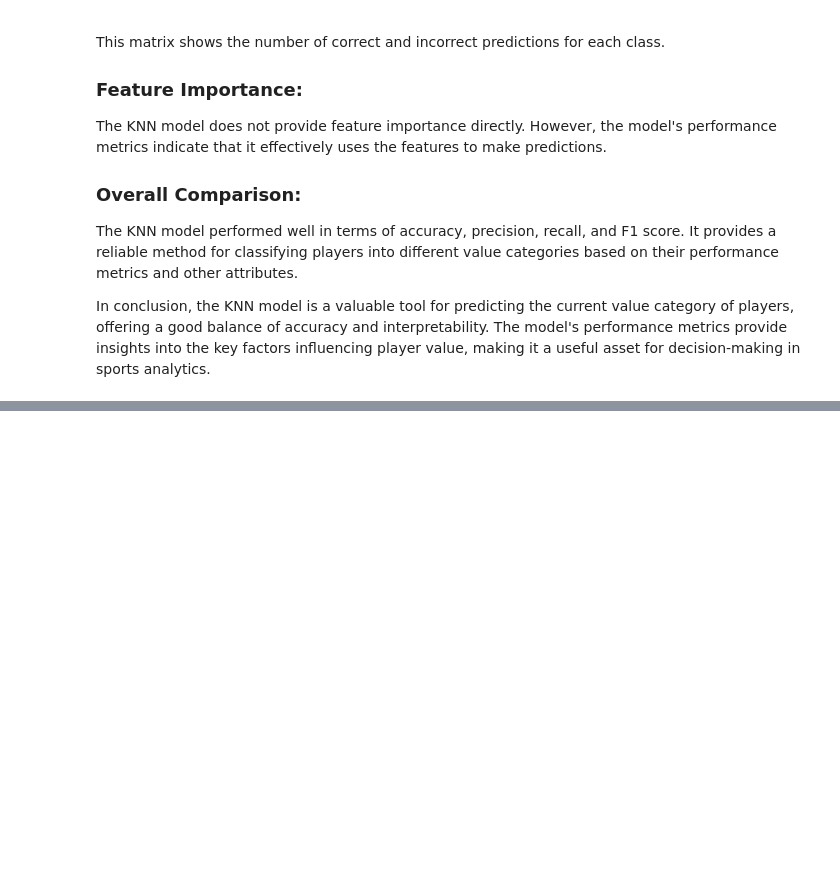
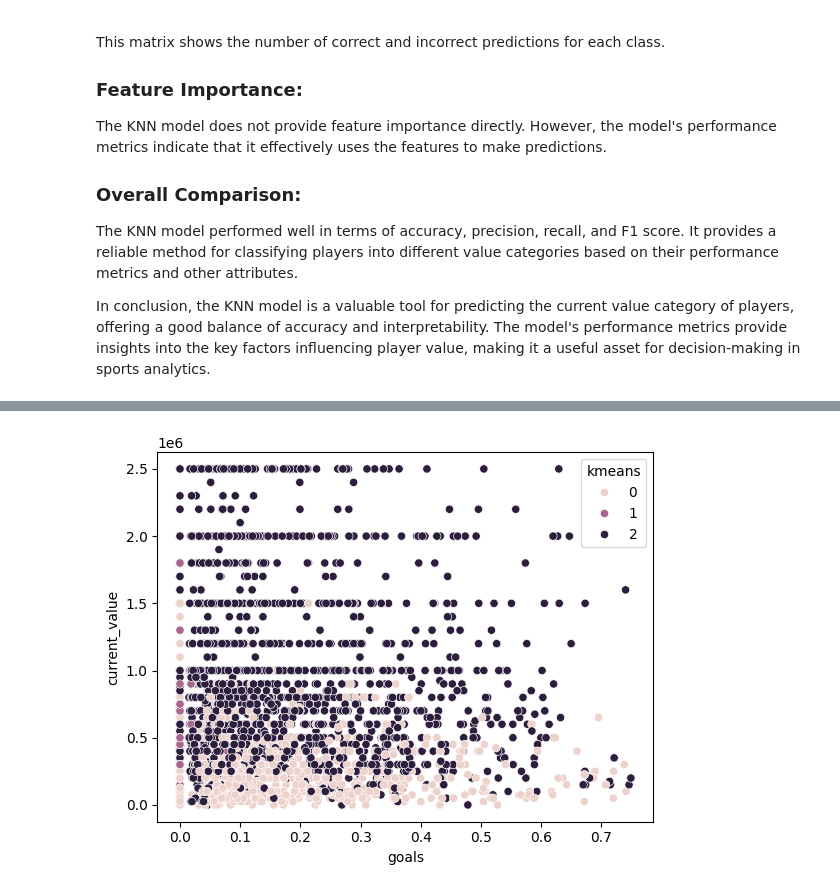
Before and after one commit to fileoy/Usecase-7, a Jupyter notebook: model_examples.ipynb, the cells around one changed output, grey strips where cells are left out. Drawn from its saved outputs; the diff is of its cells as text; code cells hidden in the pictures; blank space fills up the shorter version.

```diff
--- a/model_examples.ipynb
+++ b/model_examples.ipynb
@@ -1871,0 +1938,4 @@ In conclusion, the KNN model is a valuable tool for predicting the current value
+# %%
+sns.scatterplot(data = X , x = 'goals', y = 'current_value', hue = 'kmeans');
+# %% [output]
+[figure, added]
```
Also changed, not shown: parts of 25 cells of this notebook.
